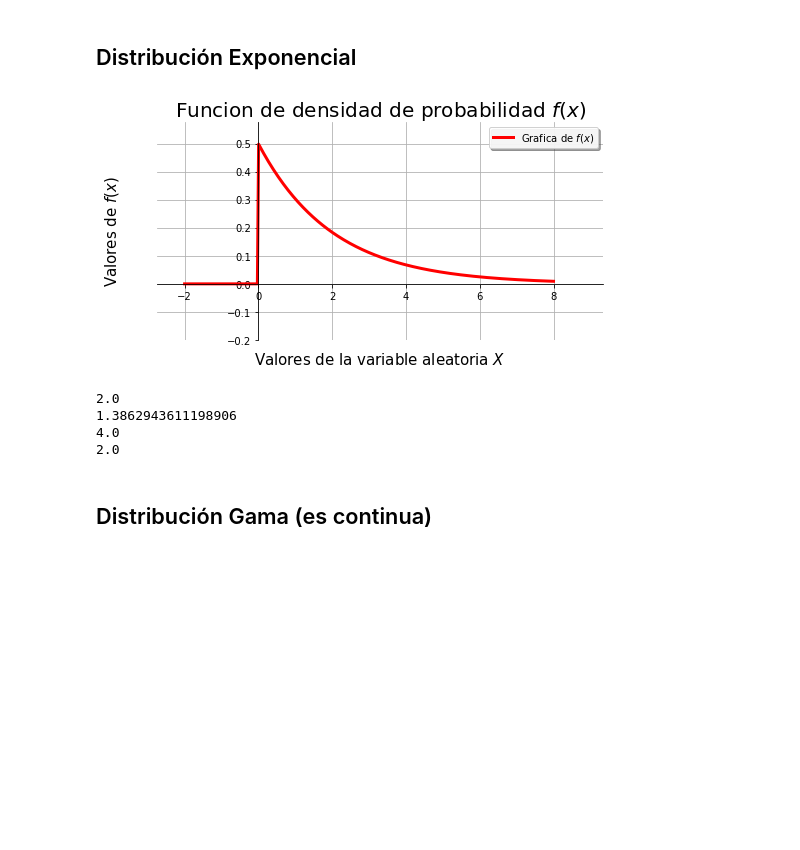
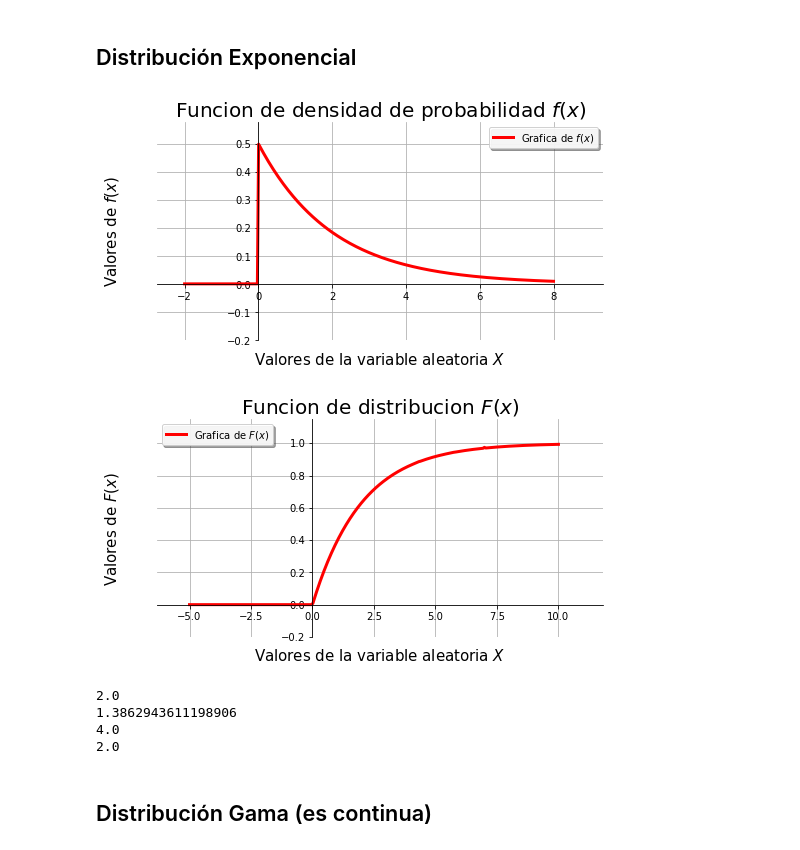
Before and after one commit to rafneta/IntroduccionProbabilidad, a Jupyter notebook: Probabilidad.ipynb, the cells around one changed output. Drawn from its saved outputs; the diff is of its cells as text; code cells hidden in the pictures; blank space fills up the shorter version.

```diff
--- a/Probabilidad.ipynb
+++ b/Probabilidad.ipynb
@@ -512,15 +513,16 @@ print(vcuniforme.std())
 # %%
 # Ya se ha importando scipy.stats
 vcexponencial = stats.expon(loc=0, scale=2)
 f = vcexponencial.pdf
 gfdvac((-2,8),f) #de acuerdo a como se programo
-#gFdfvac((-5,10),f)
+gFdfvac((-5,10),f)
 print(vcexponencial.mean())
 print(vcexponencial.median())
 print(vcexponencial.var())
 print(vcexponencial.std())
 # %% [output]
 [figure]
+[figure, added]
 2.0
 1.3862943611198906
 4.0
```
Also changed, not shown: parts of 3 cells of this notebook.
